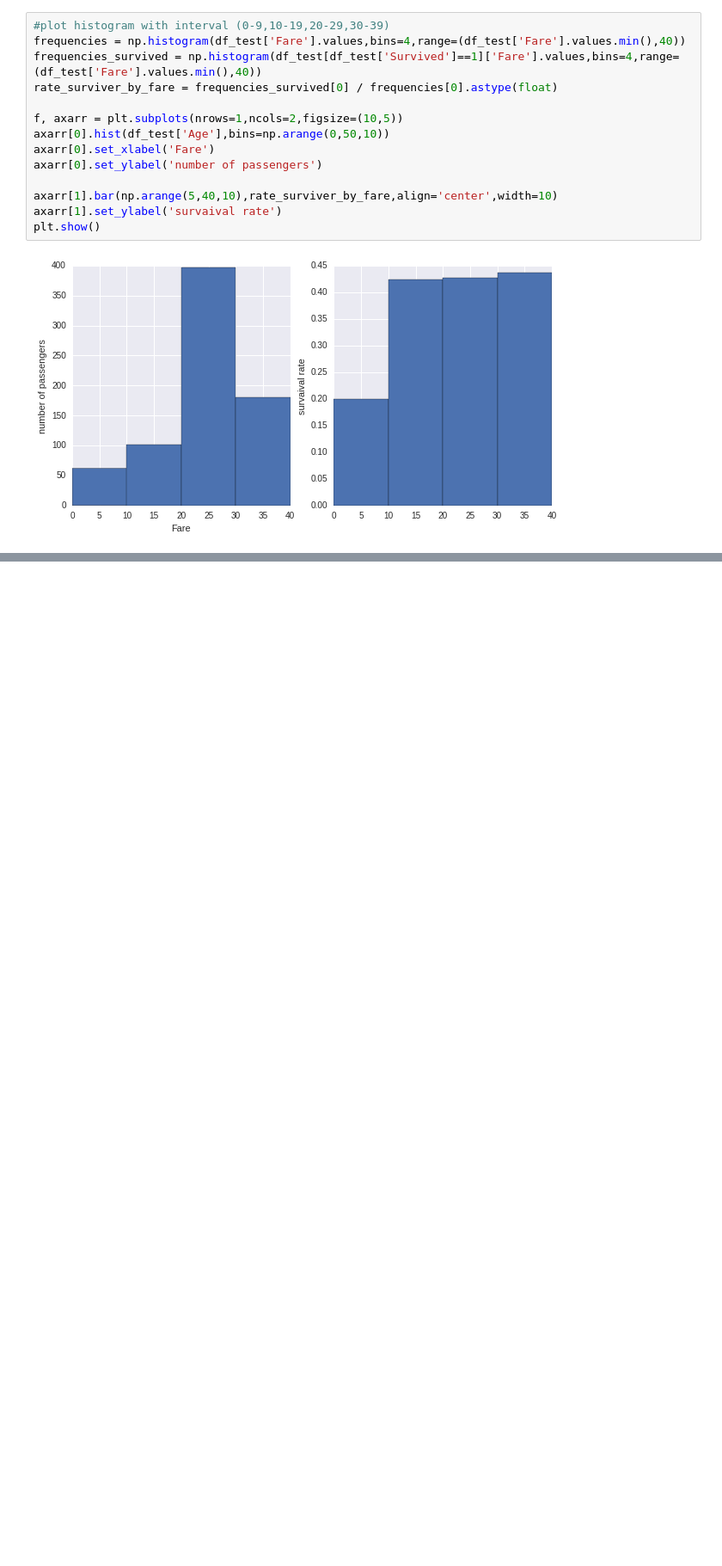
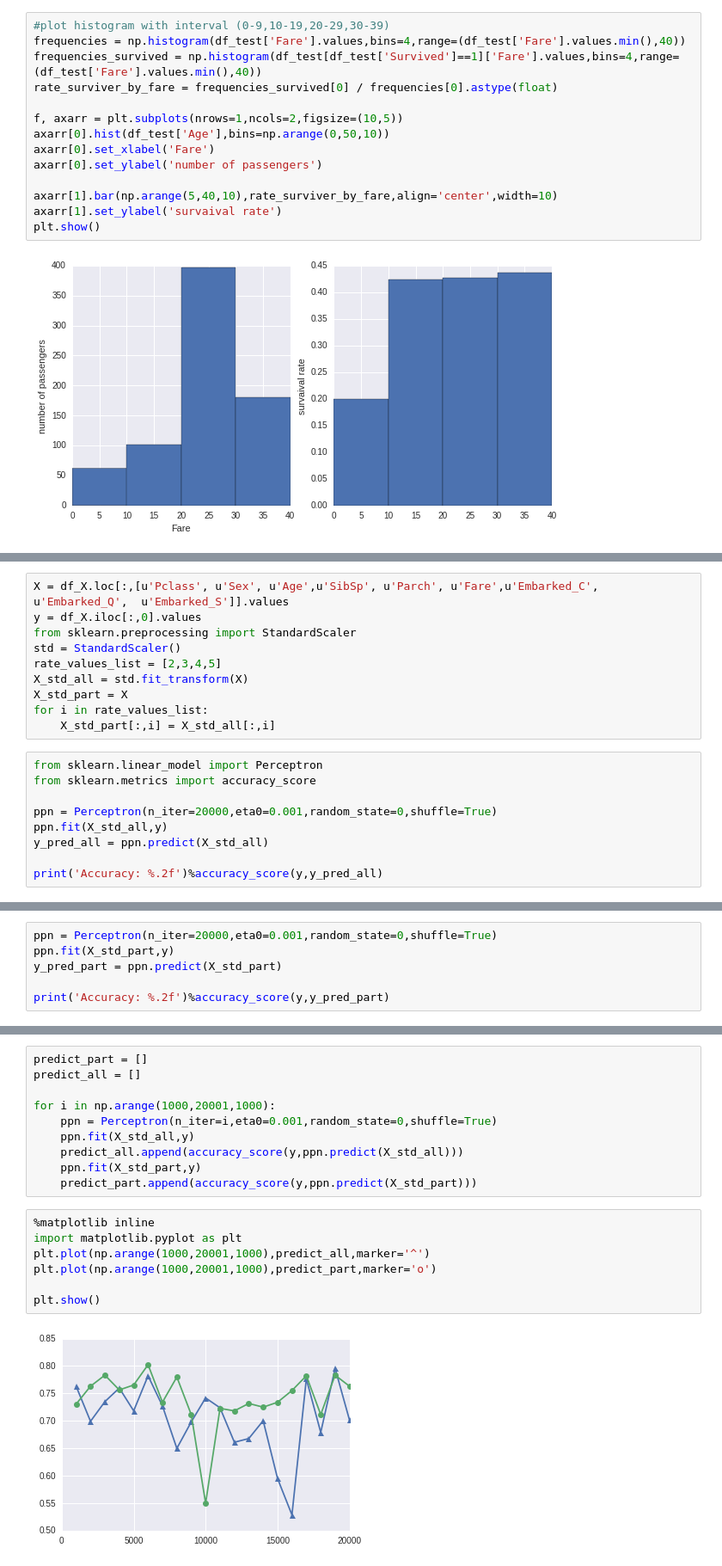
Before and after one commit to kyohei-koga/kaggle, a Jupyter notebook: 01Titanic/02overlook_data.ipynb, the cells around one changed output, grey strips where cells are left out. Shown: that part at 86% size. Saved outputs shown, nothing was run; the diff lists cells and outputs as text; blank space fills up the shorter version.

```diff
--- a/01Titanic/02overlook_data.ipynb
+++ b/01Titanic/02overlook_data.ipynb
@@ -148,0 +161,19 @@ array([ 0, 10, 20, 30])
+# %%
+X = df_X.loc[:,[u'Pclass', u'Sex', u'Age',u'SibSp', u'Parch', u'Fare',u'Embarked_C',  u'Embarked_Q',  u'Embarked_S']].values
+y = df_X.iloc[:,0].values
+from sklearn.preprocessing import StandardScaler
+std = StandardScaler()
+rate_values_list = [2,3,4,5]
+X_std_all = std.fit_transform(X)
+X_std_part = X
+for i in rate_values_list:
+    X_std_part[:,i] = X_std_all[:,i]
+# %%
+from sklearn.linear_model import Perceptron
+from sklearn.metrics import accuracy_score
+
+ppn = Perceptron(n_iter=20000,eta0=0.001,random_state=0,shuffle=True)
+ppn.fit(X_std_all,y)
+y_pred_all = ppn.predict(X_std_all)
+
+print('Accuracy: %.2f')%accuracy_score(y,y_pred_all)
@@ -148,0 +182,6 @@ array([ 0, 10, 20, 30])
+# %%
+ppn = Perceptron(n_iter=20000,eta0=0.001,random_state=0,shuffle=True)
+ppn.fit(X_std_part,y)
+y_pred_part = ppn.predict(X_std_part)
+
+print('Accuracy: %.2f')%accuracy_score(y,y_pred_part)
@@ -148,0 +196,19 @@ array([ 0, 10, 20, 30])
+# %%
+predict_part = []
+predict_all = []
+
+for i in np.arange(1000,20001,1000):
+    ppn = Perceptron(n_iter=i,eta0=0.001,random_state=0,shuffle=True)
+    ppn.fit(X_std_all,y)
+    predict_all.append(accuracy_score(y,ppn.predict(X_std_all)))
+    ppn.fit(X_std_part,y)
+    predict_part.append(accuracy_score(y,ppn.predict(X_std_part)))
+# %%
+%matplotlib inline
+import matplotlib.pyplot as plt
+plt.plot(np.arange(1000,20001,1000),predict_all,marker='^')
+plt.plot(np.arange(1000,20001,1000),predict_part,marker='o')
+
+plt.show()
+# %% [output]
+[figure, added]
```
Also changed, not shown: parts of 13 cells of this notebook.
